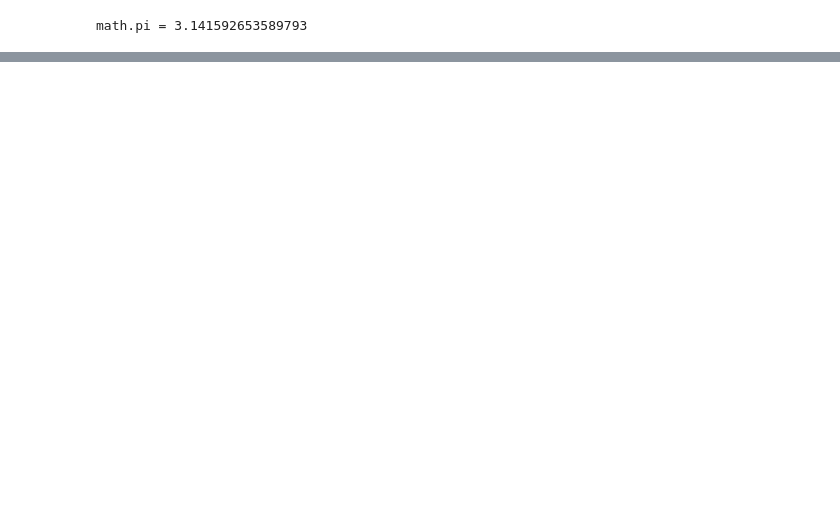
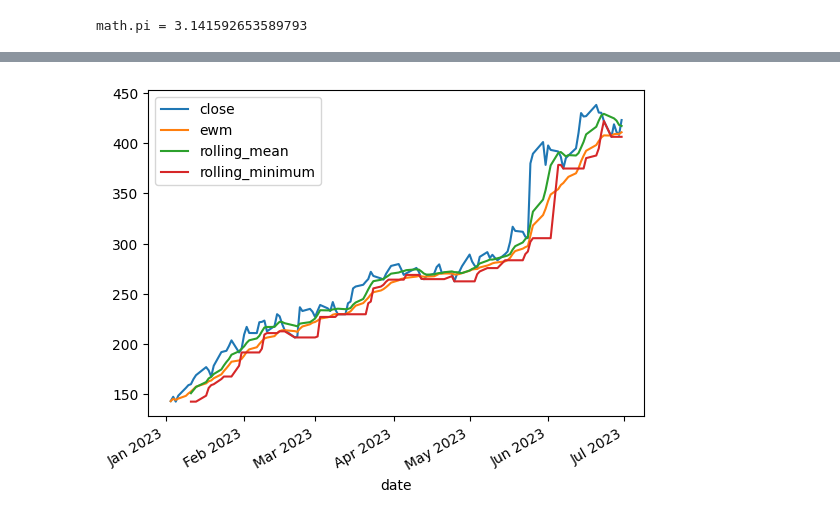
Before and after one commit to IfeanyiEmeagi/Polars, a Jupyter notebook: polar_exercise.ipynb, the cells around one changed output, grey strips where cells are left out. Saved outputs shown, nothing was run; the diff lists cells and outputs as text; code cells hidden in the pictures; blank space fills up the shorter version.

Commit message:
polars exercise

```diff
--- a/polar_exercise.ipynb
+++ b/polar_exercise.ipynb
@@ -29,0 +62,30 @@ Hint: Try setting `strict=False` to allow passing data with mixed types.
+# %%
+#Read in data
+
+base_path = '/Users/user/Code/python-polars-the-definitive-guide/data/'
+file_path = base_path + 'stock/nvda/2023.csv'
+stock = (
+pl.read_csv(file_path, try_parse_dates=True)
+.select("date", "close")
+.with_columns(
+    ewm = pl.col('close').ewm_mean(com=7),
+    rolling_mean = pl.col('close').rolling_mean(window_size=7),
+    rolling_minimum = pl.col('close').rolling_min(window_size=7)
+)
+#.head(10)
+)
+# %%
+#Visualise the table
+from matplotlib.dates import DateFormatter
+import matplotlib.pyplot as plt
+
+
+stock_df = stock.to_pandas()
+ax = stock_df.plot.line(
+    x = 'date',
+    y = ['close', 'ewm', 'rolling_mean', 'rolling_minimum']
+)
+ax.xaxis.set_major_formatter(DateFormatter('%b %Y'))
+plt.show()
+# %% [output]
+[figure, added]
```
Also changed, not shown: parts of 4 cells of this notebook.
